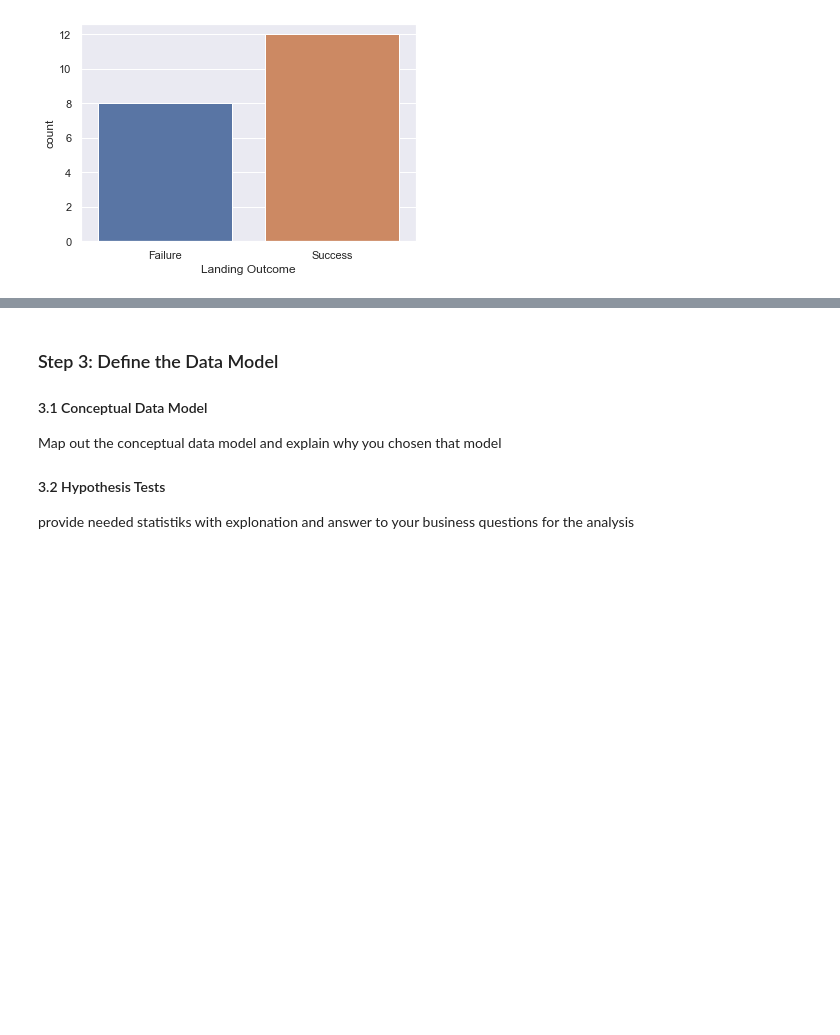
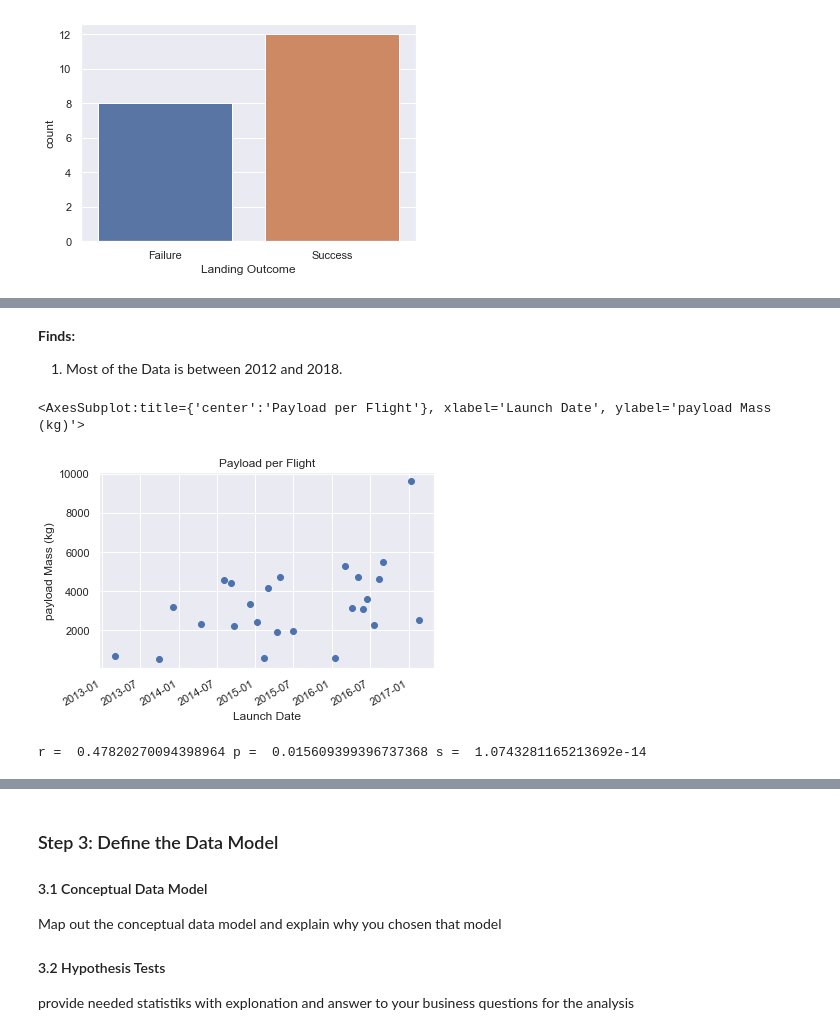
Before and after one commit to SurMux/ds, a Jupyter notebook: DataScience Project SpaceX Data.ipynb, the cells around one changed output, grey strips where cells are left out. Drawn from its saved outputs; the diff is of its cells as text; code cells hidden in the pictures; blank space fills up the shorter version.

```diff
--- a/DataScience Project SpaceX Data.ipynb
+++ b/DataScience Project SpaceX Data.ipynb
@@ -608,0 +642,26 @@ space['Payload Mass (kg)'].dropna().plot(marker='o', ls='')
+# %% [markdown]
+**Finds:**
+1. Most of the Data is between 2012 and 2018.
+# %%
+# Delete Datapoints before 2012
+space.drop(space.loc[space.index < '2012-01-01 01:00:00'].index, inplace=True)
+
+# View Data
+plt.title('Payload per Flight')
+plt.ylabel('payload Mass (kg)')
+space['Payload Mass (kg)'].dropna().plot(marker='o', ls='')
+# %% [output]
+<AxesSubplot:title={'center':'Payload per Flight'}, xlabel='Launch Date', ylabel='payload Mass (kg)'>
+[figure, added]
+# %%
+# Linear Regression
+y = np.array(space['Payload Mass (kg)'].dropna().values, dtype=float)
+x = np.array(pd.to_datetime(space['Payload Mass (kg)'].dropna()).index.values, dtype=float)
+slope, intercept, r_value, p_value, std_err = stats.linregress(x,y)
+xf = np.linspace(min(x),max(x),100)
+xf1 = xf.copy()
+xf1 = pd.to_datetime(xf1)
+yf = (slope*xf) + intercept
+print('r = ', r_value, 'p = ', p_value, 's = ', std_err)
+# %% [output]
+r =  0.47820270094398964 p =  0.015609399396737368 s =  1.0743281165213692e-14
```
Also changed, not shown: parts of 14 cells of this notebook.
